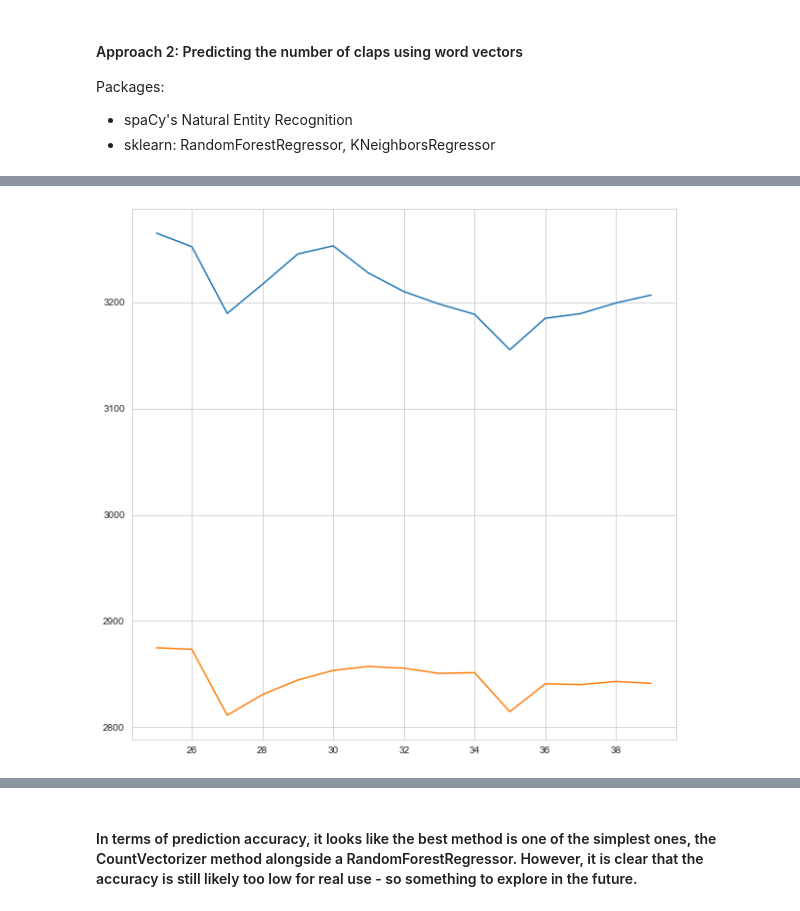
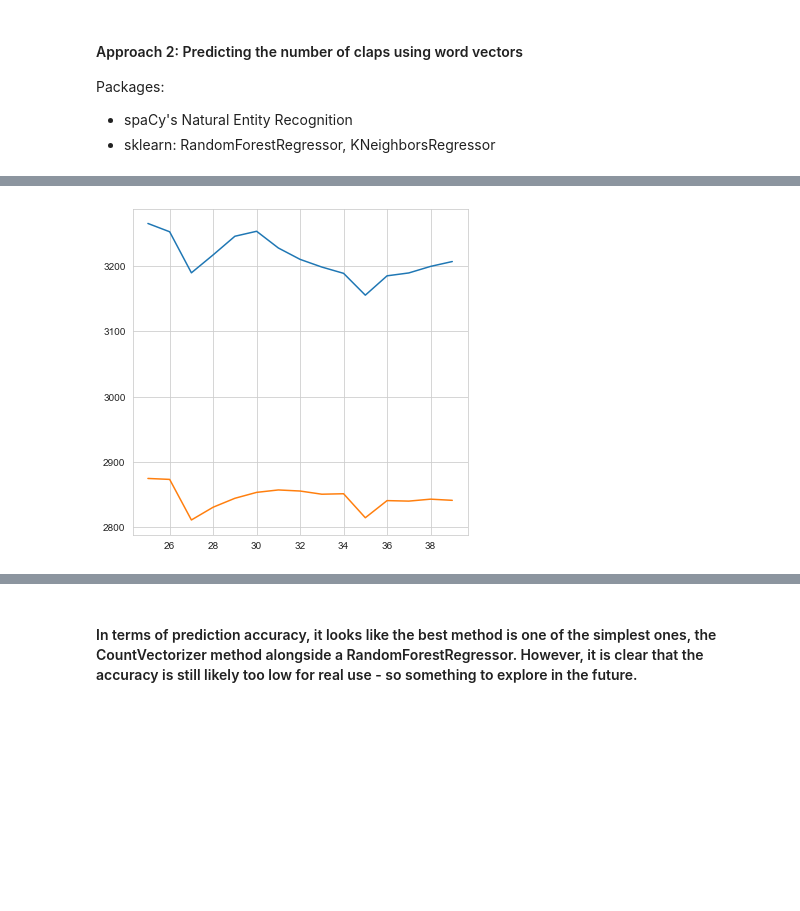
Before and after one commit to dudikbender/article-popularity-nlp, a Jupyter notebook: exploration/analysis_of_content_and_predicting_claps/analysis.ipynb, the cells around one changed output, grey strips where cells are left out. Drawn from its saved outputs; the diff is of its cells as text; code cells hidden in the pictures; blank space fills up the shorter version.

```diff
--- a/exploration/analysis_of_content_and_predicting_claps/analysis.ipynb
+++ b/exploration/analysis_of_content_and_predicting_claps/analysis.ipynb
@@ -283,28 +269,26 @@ plt.show()
 # %%
 # Next, using K-Nearest Neighbors with titles to predict claps
 
 # Establish a range of estimators to test
 neighbors_range = range(25, 40)
-
 list_of_rmse = []
 list_of_mae = []
 for neighbor in neighbors_range:
     model = KNeighborsRegressor(n_neighbors=neighbor)
     root_mse = modeller.sklearn_prediction_with_vectors(model_select=model)[0]
     mae = modeller.sklearn_prediction_with_vectors(model_select=model)[1]
     list_of_rmse.append(root_mse)
     list_of_mae.append(mae)
 
 plot_data = pd.DataFrame({'neighbors':neighbors_range,
                         'root_MSE':list_of_rmse,
                          'MAE':list_of_mae})
-
-plt.figure(figsize=(10,10))
+plt.figure(figsize=(6,6))
 plt.plot(plot_data.neighbors, plot_data.root_MSE, label='Root Mean Squared Error')
 plt.plot(plot_data.neighbors, plot_data.MAE, label='Mean Absolute Error')
 plt.show()
 # %% [output]
-[figure, old version]
+[figure, new version]
 # %%
 # Lastly, trying a CountVectorizer approach using the organisations that we extracted with the Entity Recognition
 # Instantiate the custom object
```
Also changed, not shown: parts of 9 cells of this notebook, 5 other files.
